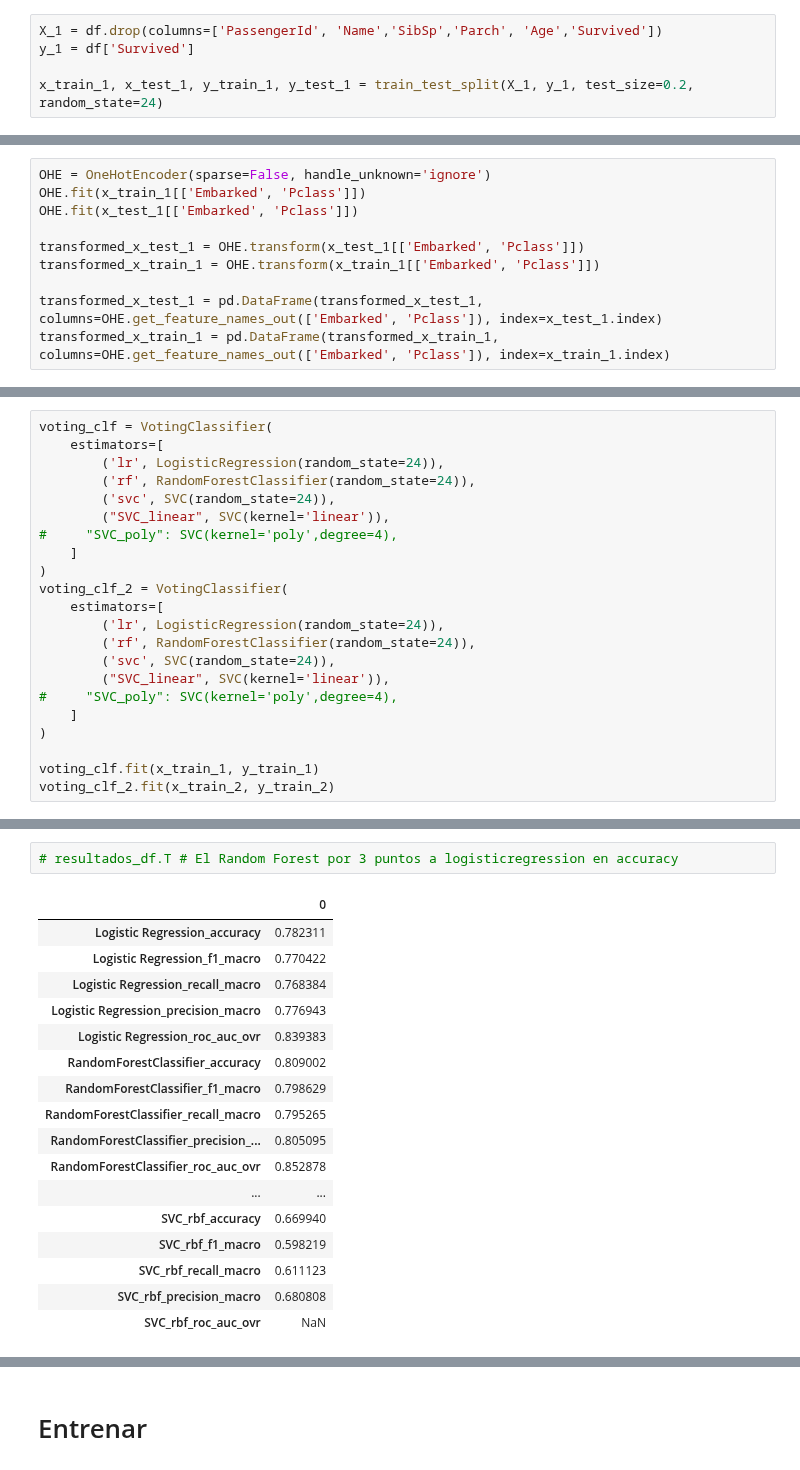
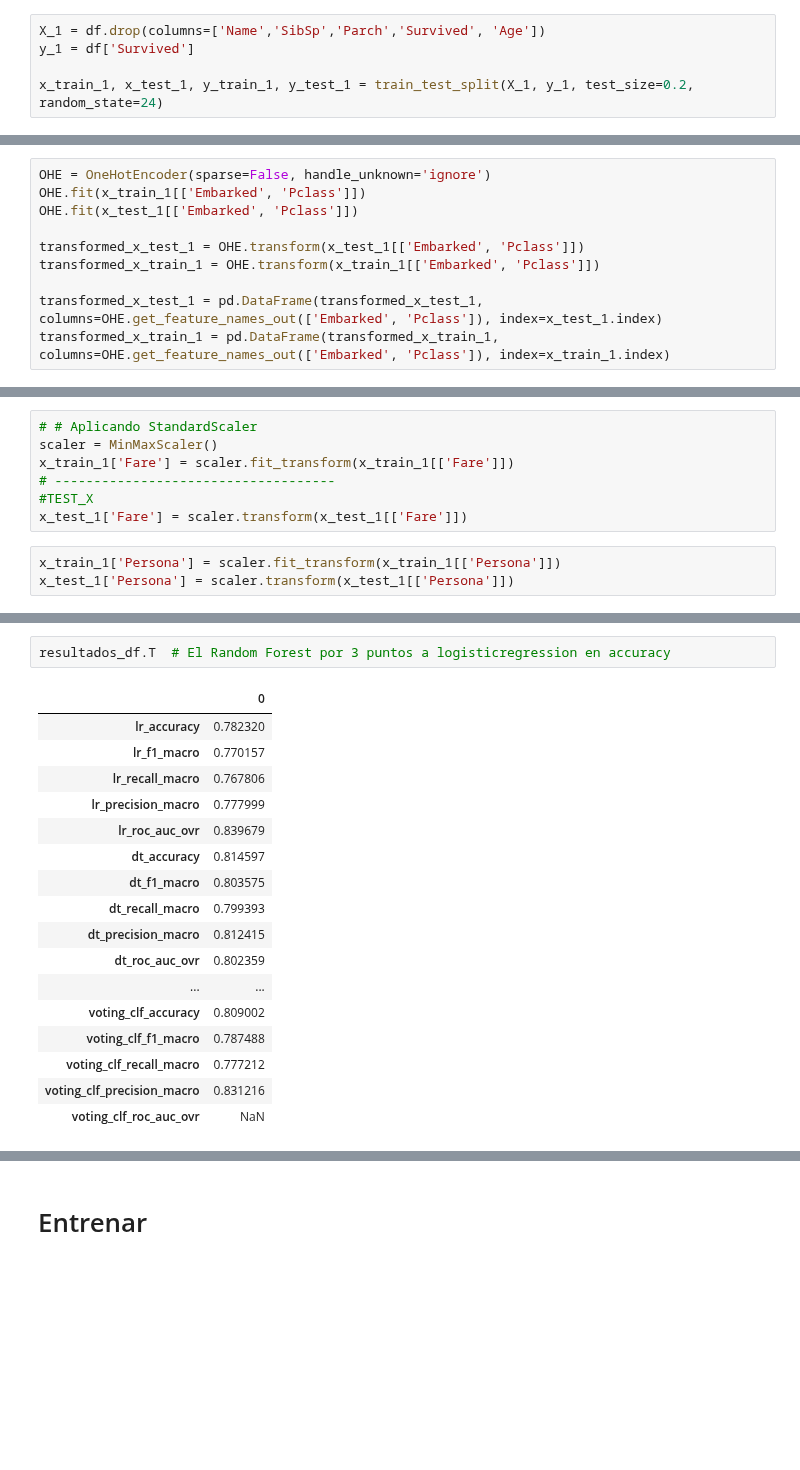
Before and after one commit to solfontan/DS_PT_09_2023, a Jupyter notebook: Machine_Learning/1-Supervisado/4-Ejercicio/Titanic.ipynb, the cells around one changed output, grey strips where cells are left out. Drawn from its saved outputs; the diff is of its cells as text; blank space fills up the shorter version.

```diff
--- a/Machine_Learning/1-Supervisado/4-Ejercicio/Titanic.ipynb
+++ b/Machine_Learning/1-Supervisado/4-Ejercicio/Titanic.ipynb
@@ -460,5 +596,5 @@ df.reset_index(inplace=True)
 # %%
-X_1 = df.drop(columns=['PassengerId', 'Name','SibSp','Parch', 'Age','Survived'])
+X_1 = df.drop(columns=['Name','SibSp','Parch','Survived', 'Age'])
 y_1 = df['Survived']
 
 x_train_1, x_test_1, y_train_1, y_test_1 = train_test_split(X_1, y_1, test_size=0.2, random_state=24)
@@ -563,0 +653,10 @@ ValueError: Shape of passed values is (712, 10), indices imply (712, 1)
+# %%
+# # Aplicando StandardScaler
+scaler = MinMaxScaler()
+x_train_1['Fare'] = scaler.fit_transform(x_train_1[['Fare']])
+# ------------------------------------
+#TEST_X
+x_test_1['Fare'] = scaler.transform(x_test_1[['Fare']])
+# %%
+x_train_1['Persona'] = scaler.fit_transform(x_train_1[['Persona']])
+x_test_1['Persona'] = scaler.transform(x_test_1[['Persona']])
@@ -566,22 +676,0 @@ ValueError: Shape of passed values is (712, 10), indices imply (712, 1)
-# %%
-voting_clf = VotingClassifier(
-    estimators=[
-        ('lr', LogisticRegression(random_state=24)),
-        ('rf', RandomForestClassifier(random_state=24)),
-        ('svc', SVC(random_state=24)),
-        ("SVC_linear", SVC(kernel='linear')),
-#     "SVC_poly": SVC(kernel='poly',degree=4),
-    ]
-)
-voting_clf_2 = VotingClassifier(
-    estimators=[
-        ('lr', LogisticRegression(random_state=24)),
-        ('rf', RandomForestClassifier(random_state=24)),
-        ('svc', SVC(random_state=24)),
-        ("SVC_linear", SVC(kernel='linear')),
-#     "SVC_poly": SVC(kernel='poly',degree=4),
-    ]
-)
-
-voting_clf.fit(x_train_1, y_train_1)
-voting_clf_2.fit(x_train_2, y_train_2)
@@ -633,20 +700,20 @@ voting_clf.score(x_test_2, y_test_2)
 # %%
-# resultados_df.T # El Random Forest por 3 puntos a logisticregression en accuracy
+resultados_df.T  # El Random Forest por 3 puntos a logisticregression en accuracy
 # %% [output]
 |  | 0 |
-| Logistic Regression_accuracy | 0.782311 |
-| Logistic Regression_f1_macro | 0.770422 |
-| Logistic Regression_recall_macro | 0.768384 |
-| Logistic Regression_precision_macro | 0.776943 |
-| Logistic Regression_roc_auc_ovr | 0.839383 |
-| RandomForestClassifier_accuracy | 0.809002 |
-| RandomForestClassifier_f1_macro | 0.798629 |
-| RandomForestClassifier_recall_macro | 0.795265 |
-| RandomForestClassifier_precision_... | 0.805095 |
-| RandomForestClassifier_roc_auc_ovr | 0.852878 |
+| lr_accuracy | 0.782320 |
+| lr_f1_macro | 0.770157 |
+| lr_recall_macro | 0.767806 |
+| lr_precision_macro | 0.777999 |
+| lr_roc_auc_ovr | 0.839679 |
+| dt_accuracy | 0.814597 |
+| dt_f1_macro | 0.803575 |
+| dt_recall_macro | 0.799393 |
+| dt_precision_macro | 0.812415 |
+| dt_roc_auc_ovr | 0.802359 |
 | ... | ... |
-| SVC_rbf_accuracy | 0.669940 |
-| SVC_rbf_f1_macro | 0.598219 |
-| SVC_rbf_recall_macro | 0.611123 |
-| SVC_rbf_precision_macro | 0.680808 |
-| SVC_rbf_roc_auc_ovr | NaN |
+| voting_clf_accuracy | 0.809002 |
+| voting_clf_f1_macro | 0.787488 |
+| voting_clf_recall_macro | 0.777212 |
+| voting_clf_precision_macro | 0.831216 |
+| voting_clf_roc_auc_ovr | NaN |
```
Also changed, not shown: parts of 79 cells of this notebook, 4 other files.
